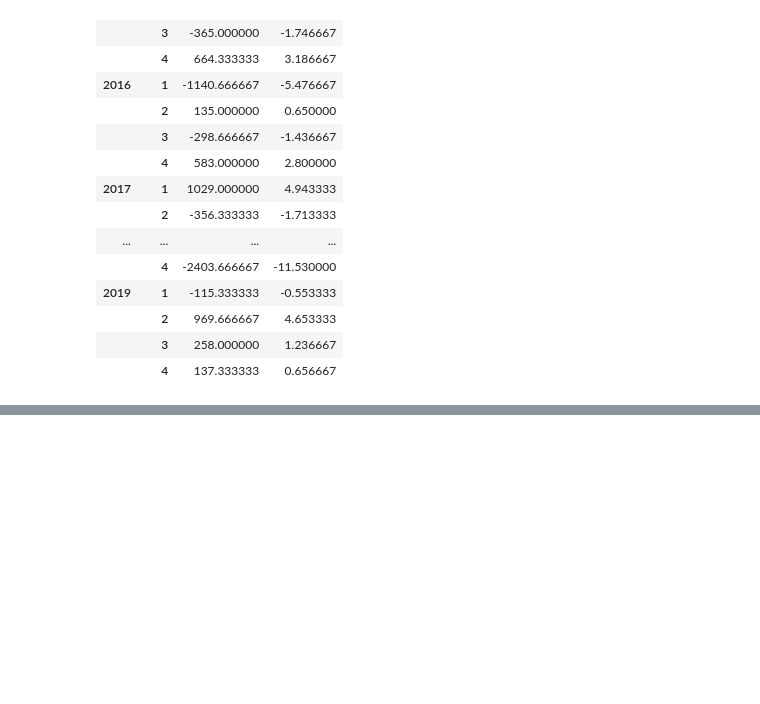
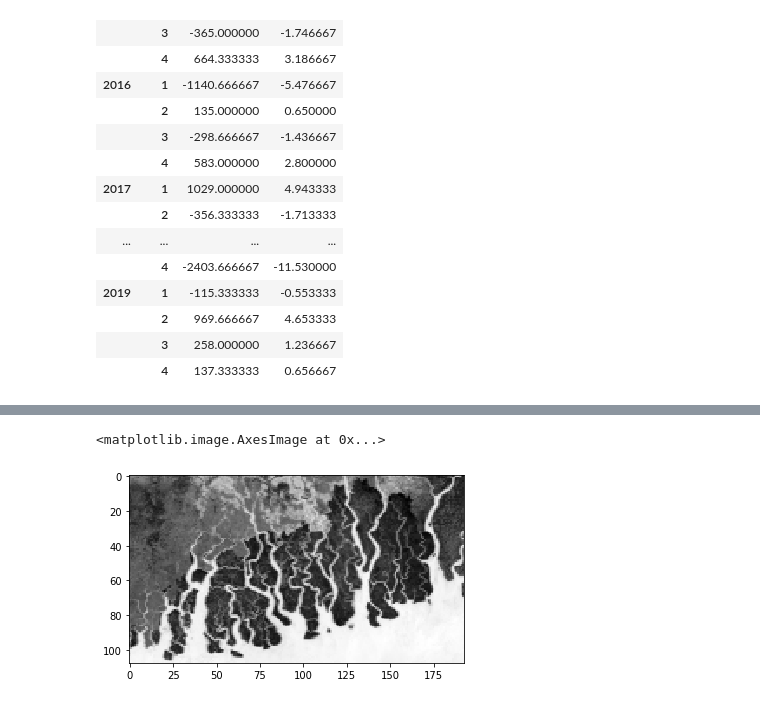
Before and after one commit to rittik97/climate, a Jupyter notebook: geotif_time_series.ipynb, the cells around one changed output, grey strips where cells are left out. Drawn from its saved outputs; the diff is of its cells as text; code cells hidden in the pictures; blank space fills up the shorter version.

```diff
--- a/geotif_time_series.ipynb
+++ b/geotif_time_series.ipynb
@@ -211,4 +256,0 @@ four=tifffile.imread('climate/20191227.tif')
-# %%
-imgs = [one,two,three,four]
-
-v
@@ -225,2 +257,18 @@ plt.imshow(np.where(im>=0.6,1,0), cmap='viridis')
+# %%
+def get_mask(links):
+    imgs=[]
+    for i in links:
+        imgs.append(tifffile.imread(i))
+    imgs = np.asarray(imgs)
+    med = np.nanmedian(imgs, axis=0)
+    return med
+# %%
+import matplotlib
+for year in data.key_y.unique():
+    img=get_mask(data[data['key_y']==year].links.values)
+    matplotlib.image.imsave('static/images/sunder_mask_{}.png'.format(year), img, cmap='Greys')
 # %%
-plt.imshow(med2, cmap='viridis_r')
+plt.imshow(img, cmap='Greys')
+# %% [output]
+<matplotlib.image.AxesImage at 0x...>
+[figure, added]
```
Also changed, not shown: parts of 29 cells of this notebook, 1 other file.
